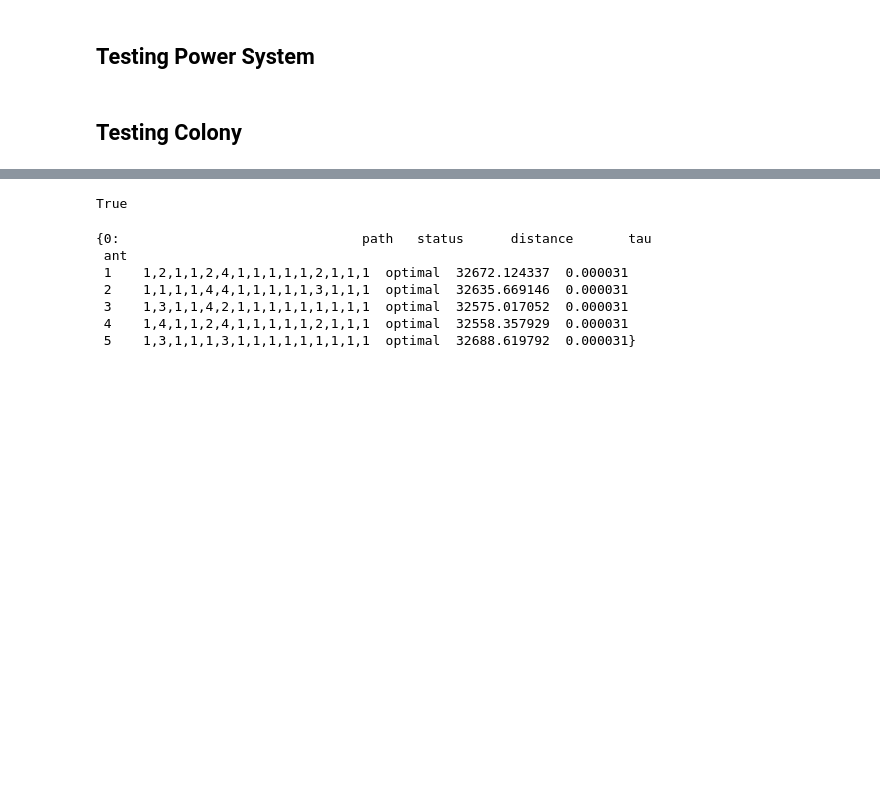
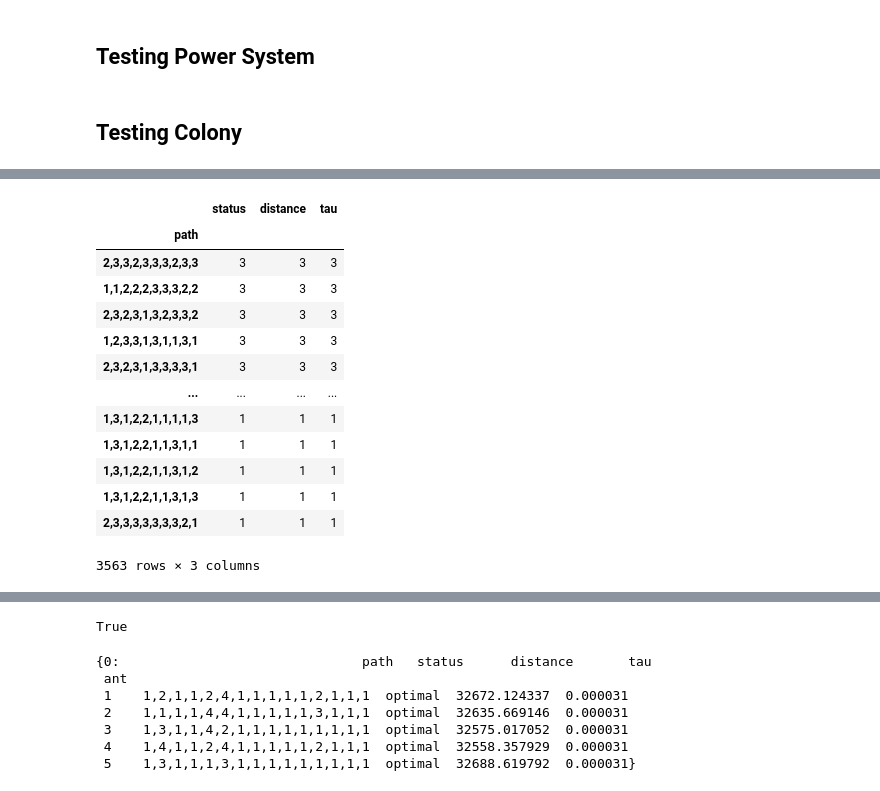
Before and after one commit to ettoreaquino/acopoweropt, a Jupyter notebook: notebooks/Notebook.ipynb, the cells around one changed output, grey strips where cells are left out. Cells and saved outputs as stored; diff of their text form; code cells hidden in the pictures; blank space fills up the shorter version.

```diff
--- a/notebooks/Notebook.ipynb
+++ b/notebooks/Notebook.ipynb
@@ -110,3 +119,20 @@ operation
+# %%
+df.groupby(['path']).count().sort_values(by=['distance'], ascending=False)
+# %% [output]
+|  | status | distance | tau |
+| path |  |  |  |
+| 2,3,3,2,3,3,3,2,3,3 | 3 | 3 | 3 |
+| 1,1,2,2,2,3,3,3,2,2 | 3 | 3 | 3 |
+| 2,3,2,3,1,3,2,3,3,2 | 3 | 3 | 3 |
+| 1,2,3,3,1,3,1,1,3,1 | 3 | 3 | 3 |
+| 2,3,2,3,1,3,3,3,3,1 | 3 | 3 | 3 |
+| ... | ... | ... | ... |
+| 1,3,1,2,2,1,1,1,1,3 | 1 | 1 | 1 |
+| 1,3,1,2,2,1,1,3,1,1 | 1 | 1 | 1 |
+| 1,3,1,2,2,1,1,3,1,2 | 1 | 1 | 1 |
+| 1,3,1,2,2,1,1,3,1,3 | 1 | 1 | 1 |
+| 2,3,3,3,3,3,3,3,2,1 | 1 | 1 | 1 |
+3563 rows × 3 columns
 # %%
 optimal = [1,3,1,1,3,4,1,1,1,1,1,2,1,1,1]
 test = [1,2,1,1,2,3,1,1,1,1,1,2,1,1,1]
```
Also changed, not shown: parts of 8 cells of this notebook, 2 other files.
